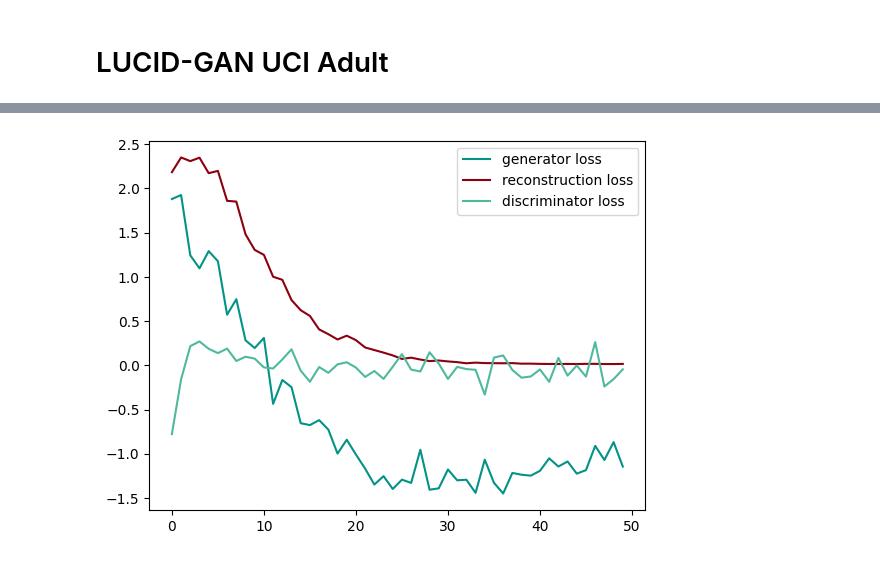
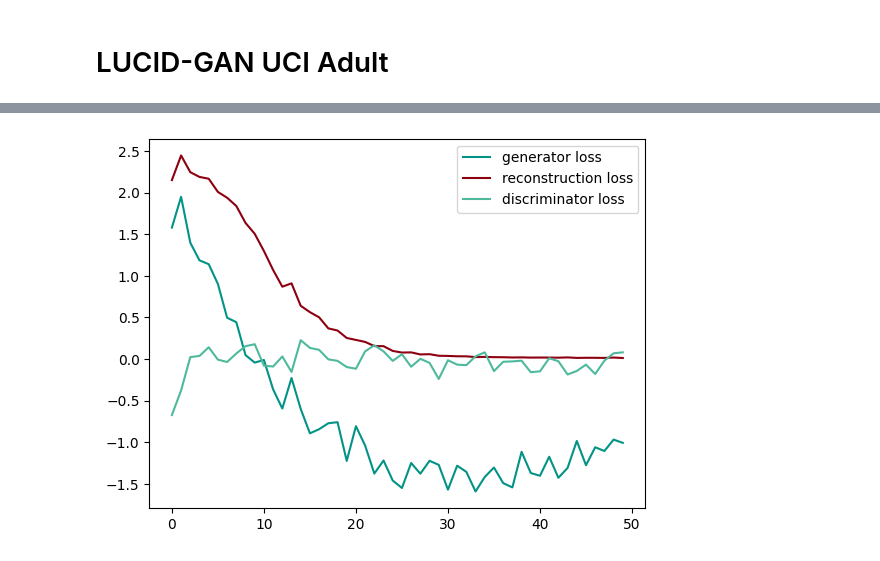
Before and after one commit to Integrated-Intelligence-Lab/canonical_sets, a Jupyter notebook: examples/example_GAN_adult.ipynb, the cells around one changed output, grey strips where cells are left out. Cells and saved outputs as stored; diff of their text form; code cells hidden in the pictures.

```diff
--- a/examples/example_GAN_adult.ipynb
+++ b/examples/example_GAN_adult.ipynb
@@ -71,4 +84,6 @@ plt.show()
 # %%
+rcParams['axes.prop_cycle'] = cycler('color', ['#045494', '#941454', '#4eb99d'])
+
 # Figure Adult: LUCID vs LUCID-GAN
 fig = plt.figure(constrained_layout=False, figsize=(12, 8))
 spec = fig.add_gridspec(6, 3)
@@ -293,7 +342,7 @@ adult_data = pd.concat([adult_test_data, test_protected, pd.DataFrame(adult_pred
 
 ind_adult_lucidgan = LUCIDGAN(epochs=50)
 
-ind_adult_lucidgan.set_random_state(42)
+ind_adult_lucidgan.set_random_state(1234)
 ind_adult_lucidgan.fit(adult_data, conditional=["preds"])
 
 ind_adult_pos_samples = ind_adult_lucidgan.sample(1000, conditional=pd.DataFrame({"preds": [1]}))
@@ -309,4 +358,4 @@ plt.show()
-[figure, old version]
+[figure, new version]
 # %%
 rcParams['axes.prop_cycle'] = cycler('color', ['#045494', '#941454'])
 fontsize=16
```
Also changed, not shown: parts of 11 cells of this notebook, 1 other file.
